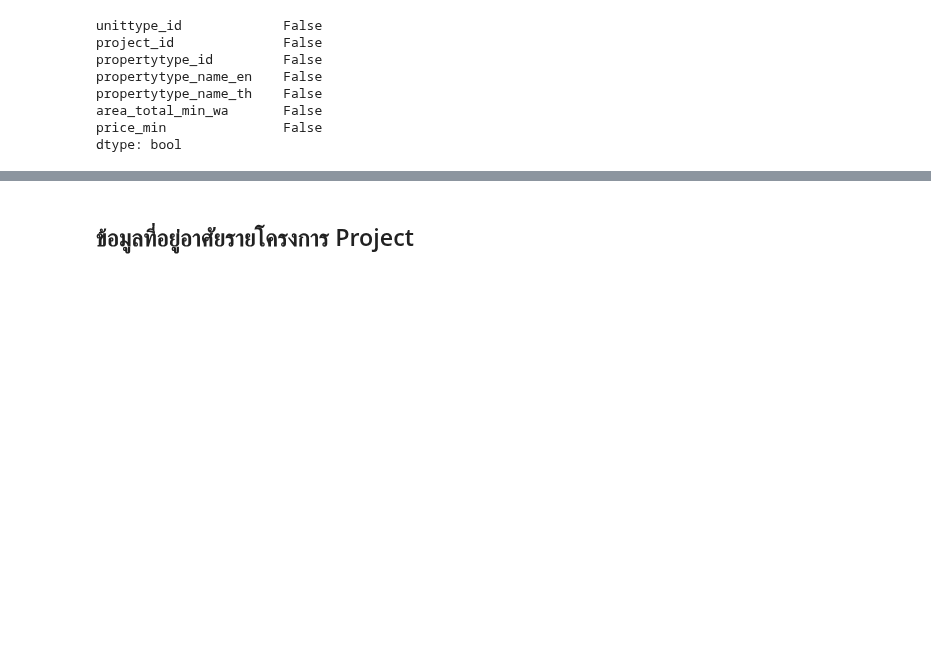
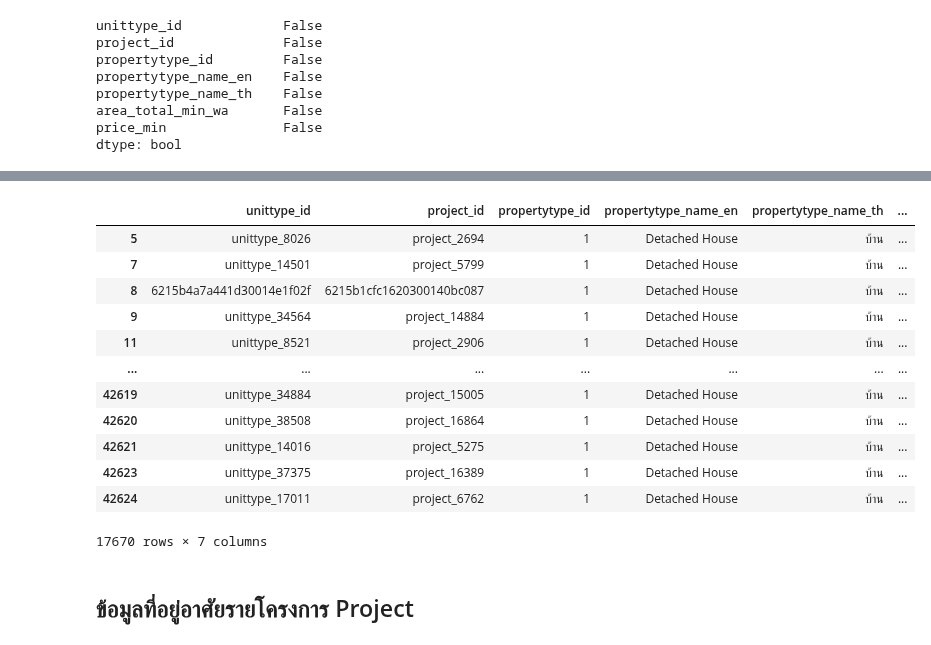
Before and after one commit to bunnybbear/BasicProg_DataViz65, a Jupyter notebook: Project.ipynb, the cells around one changed output, grey strips where cells are left out. Drawn from its saved outputs; the diff is of its cells as text; code cells hidden in the pictures; blank space fills up the shorter version.

```diff
--- a/Project.ipynb
+++ b/Project.ipynb
@@ -35,5 +37,8 @@ Index(['row_number', 'unittype_id', 'project_id', 'name_th', 'propertytype_id',
       dtype='object')
 # %%
 unit = open_unit[['unittype_id', 'project_id','propertytype_id','propertytype_name_en', 'propertytype_name_th', 'area_total_min_wa','price_min']]
+# %%
+#เลือกเฉพาะบ้าน
+unit_BKK = unit[unit['propertytype_name_en']=='Detached House']
 # %%
 #เช็ค missing ของ unit
@@ -48,8 +53,8 @@ area_total_min_wa        True
 price_min                True
 dtype: bool
 # %%
-unit['area_total_min_wa'] = unit['area_total_min_wa'].fillna('1')
-unit['price_min'] = unit['price_min'].fillna('0')
+unit_BKK['area_total_min_wa'] = unit_Detached_House['area_total_min_wa'].fillna('1')
+unit_BKK['price_min'] = unit_Detached_House['price_min'].fillna('0')
 # %% [output]
 A value is trying to be set on a copy of a slice from a DataFrame.
 Try using .loc[row_indexer,col_indexer] = value instead
@@ -90,3 +79,19 @@ unit
+# %%
+unit_BKK
+# %% [output]
+|  | unittype_id | project_id | propertytype_id | propertytype_name_en | propertytype_name_th | ... |
+| 5 | unittype_8026 | project_2694 | 1 | Detached House | บ้าน | ... |
+| 7 | unittype_14501 | project_5799 | 1 | Detached House | บ้าน | ... |
+| 8 | 6215b4a7a441d30014e1f02f | 6215b1cfc1620300140bc087 | 1 | Detached House | บ้าน | ... |
+| 9 | unittype_34564 | project_14884 | 1 | Detached House | บ้าน | ... |
+| 11 | unittype_8521 | project_2906 | 1 | Detached House | บ้าน | ... |
+| ... | ... | ... | ... | ... | ... | ... |
+| 42619 | unittype_34884 | project_15005 | 1 | Detached House | บ้าน | ... |
+| 42620 | unittype_38508 | project_16864 | 1 | Detached House | บ้าน | ... |
+| 42621 | unittype_14016 | project_5275 | 1 | Detached House | บ้าน | ... |
+| 42623 | unittype_37375 | project_16389 | 1 | Detached House | บ้าน | ... |
+| 42624 | unittype_17011 | project_6762 | 1 | Detached House | บ้าน | ... |
+17670 rows × 7 columns
 # %% [markdown]
 ## ข้อมูลที่อยู่อาศัยรายโครงการ Project
 # %%
```
Also changed, not shown: parts of 27 cells of this notebook.
